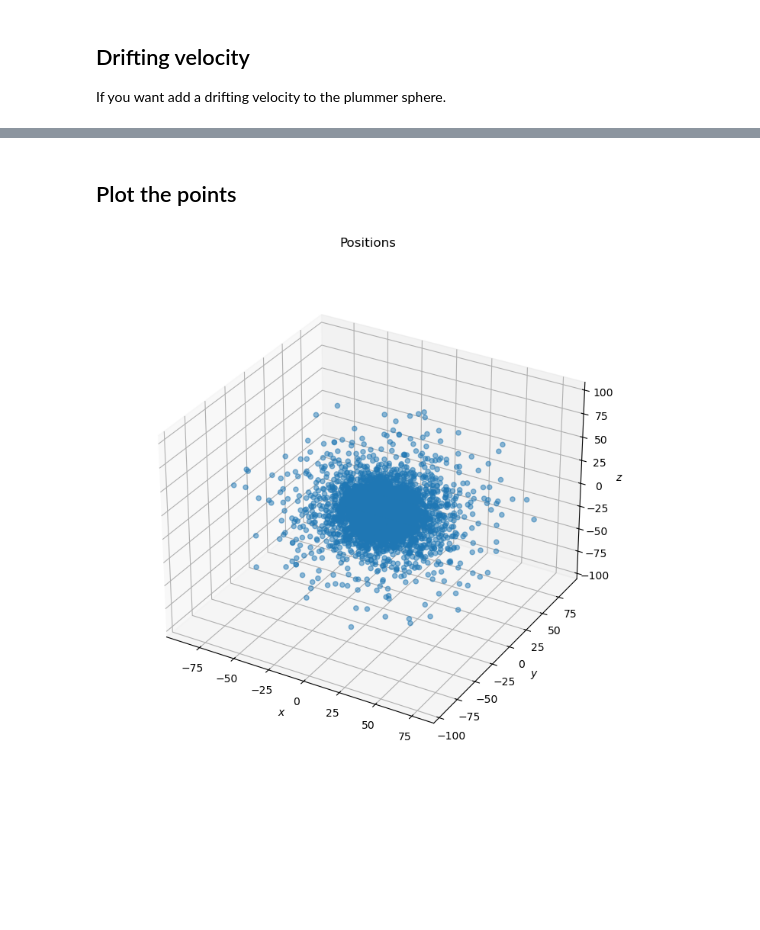
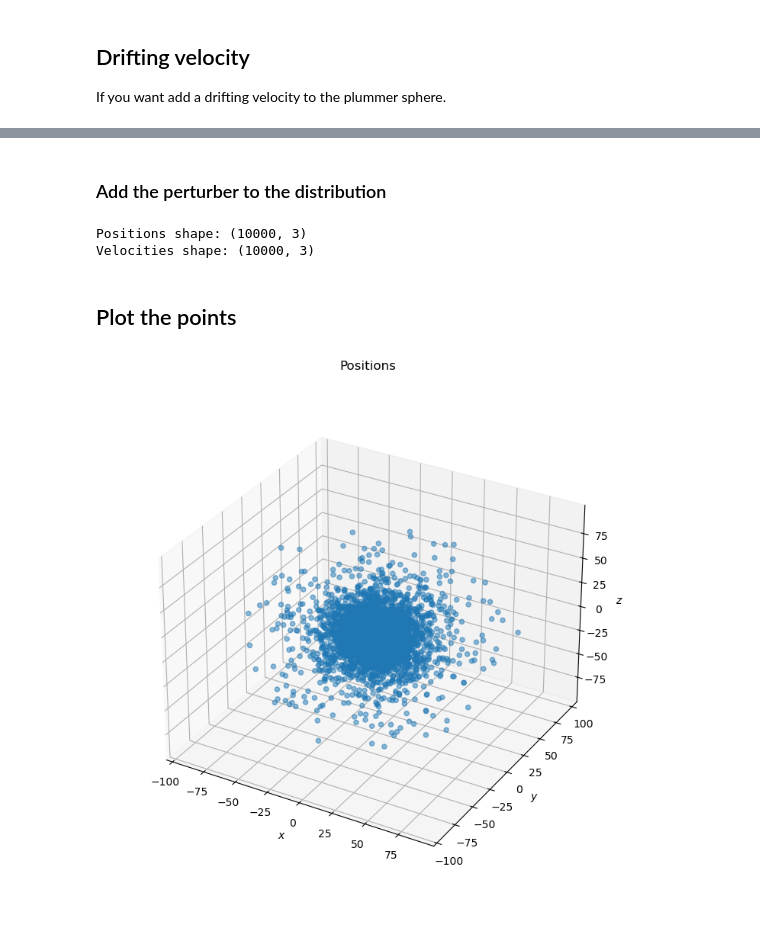
Before and after one commit to F3Solid/stellar_dynamics_2024_exercises, a Jupyter notebook: E4/distribution_sampler.ipynb, the cells around one changed output, grey strips where cells are left out. Drawn from its saved outputs; the diff is of its cells as text; code cells hidden in the pictures; blank space fills up the shorter version.

Commit message:
Optionally add a perturber to the distribution

```diff
--- a/E4/distribution_sampler.ipynb
+++ b/E4/distribution_sampler.ipynb
@@ -879,2 +945,22 @@ if add_drifting:
+# %% [markdown]
+### Add the perturber to the distribution
+# %%
+# Easy if you haven't squeezed perturber_pos and perturber_vel (don't squeeze them)
+if spherical_perturber or cartesian_perturber:
+    cartesian_positions = np.append(cartesian_positions, perturber_pos, axis=0)
+    cartesian_velocities = np.append(cartesian_velocities, perturber_vel, axis=0)
+
+    # Define the perturber index
+    perturber_index = N
+
+    print("ADDED A PERTURBER\n")
+
+# Print the shape of the matrixes of positions and velocities for diagnostic purpose
+print("Positions shape: {ps}\n"
+      "Velocities shape: {vs}".format(ps=cartesian_positions.shape,
+                                      vs=cartesian_velocities.shape))
+# %% [output]
+Positions shape: (10000, 3)
+Velocities shape: (10000, 3)
 # %% [markdown]
 ## Plot the points
@@ -885,21 +967,29 @@ vel_for_plot = np.swapaxes(cartesian_velocities, 0, 1)
 # %%
 # Initialise a 3D plot
 fig = plt.figure(figsize=(16, 9))
 
-ax = fig.add_subplot(projection='3d')
+ax = fig.add_subplot(projection='3d', computed_zorder=False)
 ax.set_box_aspect(None, zoom=0.9) # To prevent z axis label to be cut off
 
 ax.set_title("Positions")
 
 ax.set_xlabel("$x$")
 ax.set_ylabel("$y$")
 ax.set_zlabel("$z$")
 
-ax.scatter(pos_for_plot[0], pos_for_plot[1], pos_for_plot[2], alpha=0.5)
+ax.scatter(cartesian_positions[:, 0], cartesian_positions[:, 1], cartesian_positions[:, 2],
+           alpha=0.5, zorder=0)
+
+# Plot the perturber if there is one
+if spherical_perturber or cartesian_perturber:
+    ax.scatter(cartesian_positions[perturber_index, 0],
+               cartesian_positions[perturber_index, 1],
+               cartesian_positions[perturber_index, 2],
+               color='red', zorder=1)
 
 plt.show()
 # %% [output]
-[figure, old version]
+[figure, new version]
 # %%
 # Initialise a 3D plot
 fig = plt.figure(figsize=(16, 9))
```
Also changed, not shown: parts of 24 cells of this notebook.
